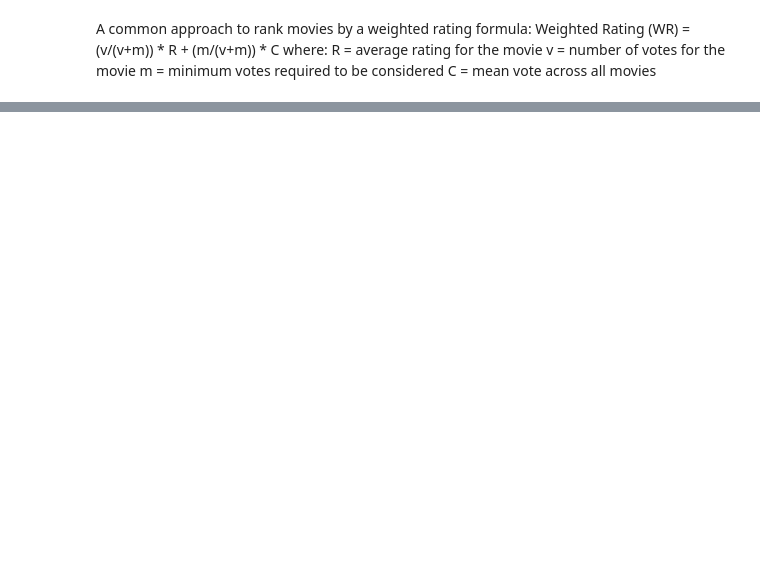
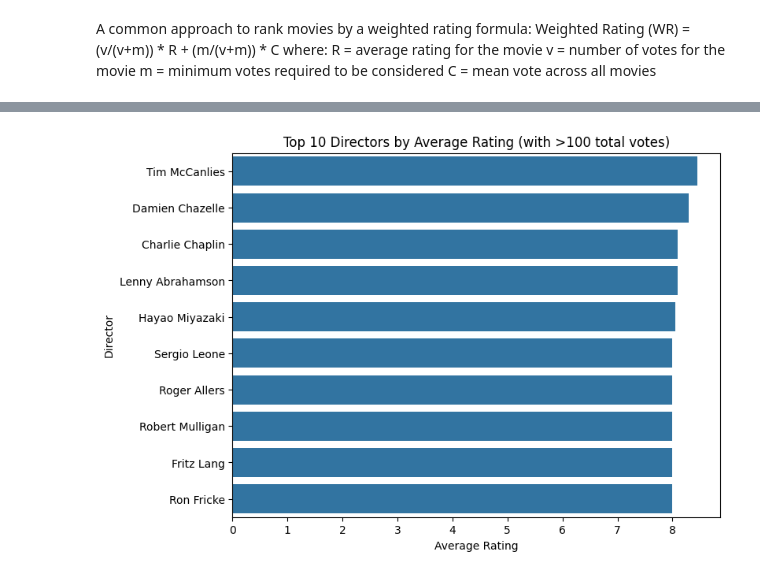
Before and after one commit to tonykorycki/Nova-Movie-Recommendation, a Jupyter notebook: data_filtering.ipynb, the cells around one changed output, grey strips where cells are left out. Saved outputs shown, nothing was run; the diff lists cells and outputs as text; code cells hidden in the pictures; blank space fills up the shorter version.

```diff
--- a/data_filtering.ipynb
+++ b/data_filtering.ipynb
@@ -231,0 +244,39 @@ print(popular_movies[['title', 'vote_count', 'vote_average', 'score']].head(10))
+# %%
+
+
+# Parse crew to extract the director name (if not already done)
+def parse_director(crew_str):
+    director_name = None
+    try:
+        crew_data = ast.literal_eval(crew_str)
+        for c in crew_data:
+            if c.get('job') == 'Director':
+                director_name = c['name']
+                break
+    except:
+        pass
+    return director_name
+
+merged_df['director'] = merged_df['crew'].apply(parse_director)
+
+# Let's group by director and compute the average rating and total votes
+director_stats = merged_df.groupby('director').agg({
+    'vote_average': 'mean',  # average rating
+    'vote_count': 'sum'      # total number of votes across all their films
+})
+
+# Filter out directors with very few films or no name
+director_stats = director_stats.dropna().query("vote_count > 100")  # remove very small samples
+director_stats.sort_values('vote_average', ascending=False, inplace=True)
+
+# Take top 10 directors by average rating
+top_10_directors = director_stats.head(10)
+
+plt.figure(figsize=(8, 6))
+sns.barplot(x=top_10_directors['vote_average'], y=top_10_directors.index)
+plt.title("Top 10 Directors by Average Rating (with >100 total votes)")
+plt.xlabel("Average Rating")
+plt.ylabel("Director")
+plt.show()
+# %% [output]
+[figure, added]
```
Also changed, not shown: parts of 9 cells of this notebook, 2 other files.
